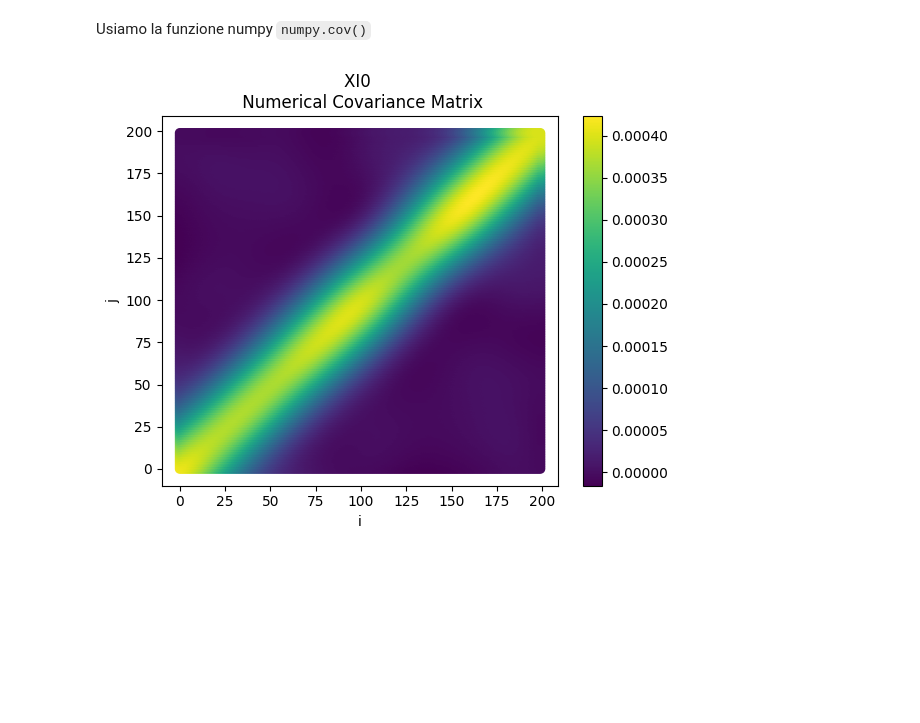
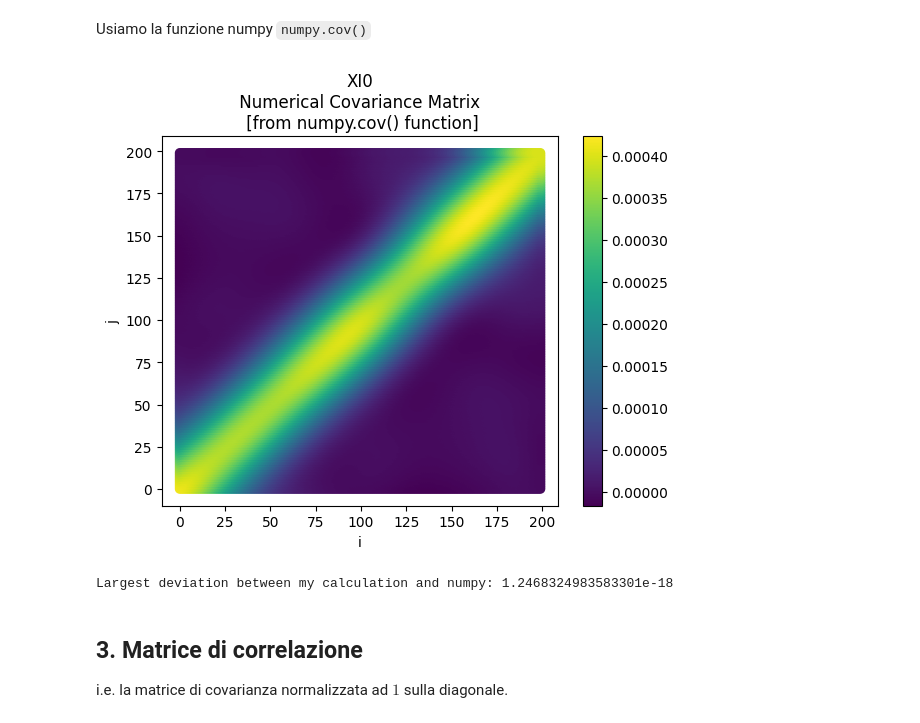
Before and after one commit to BeppeMcOnion/AB_INFO_2022-2023_EercizioFinale, a Jupyter notebook: ProgettoEsame.ipynb, the cells around one changed output. Cells and saved outputs as stored; diff of their text form; code cells hidden in the pictures; blank space fills up the shorter version.

```diff
--- a/ProgettoEsame.ipynb
+++ b/ProgettoEsame.ipynb
@@ -184,7 +197,3 @@ Usiamo la funzione numpy `numpy.cov()`
 # %%
 import numpy as np
 Numpy_CovMatrix = np.cov(np.transpose(measures))
-# %%
-plot_CovMatrix(Numpy_CovMatrix)
-# %% [output]
-[figure, removed]
@@ -193,0 +200,13 @@ plot_CovMatrix(Numpy_CovMatrix)
+# %%
+plot_Matrix(Numpy_CovMatrix, title = 'XI0\n Numerical Covariance Matrix \n [from numpy.cov() function]' )
+# %% [output]
+[figure, added]
+# %%
+#tmp = Numpy_CovMatrix-HomemadeCov_matrix
+#plot_CovMatrix(tmp) # circa zero matrix, OK
+print('Largest deviation between my calculation and numpy: {}'.format(np.max(np.abs(Numpy_CovMatrix-HomemadeCov_matrix))))
+# %% [output]
+Largest deviation between my calculation and numpy: 1.2468324983583301e-18
+# %% [markdown]
+## 3. Matrice di correlazione
+i.e. la matrice di covarianza normalizzata ad $1$ sulla diagonale.
```
Also changed, not shown: parts of 11 cells of this notebook.
